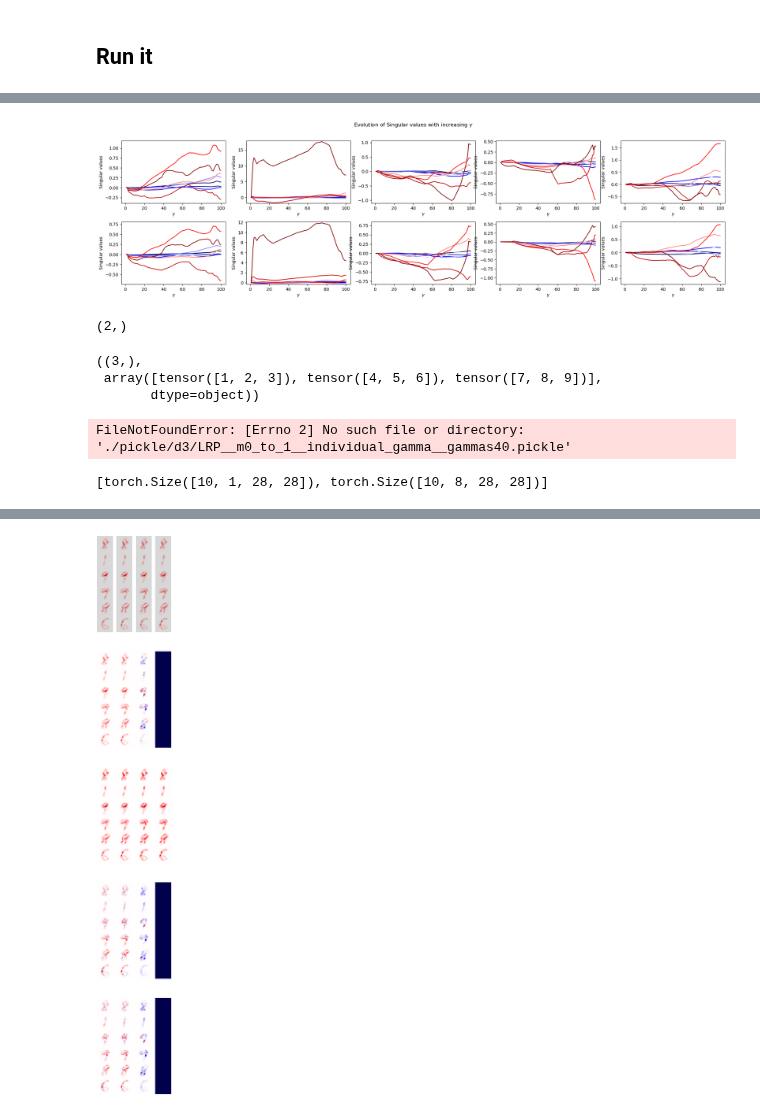
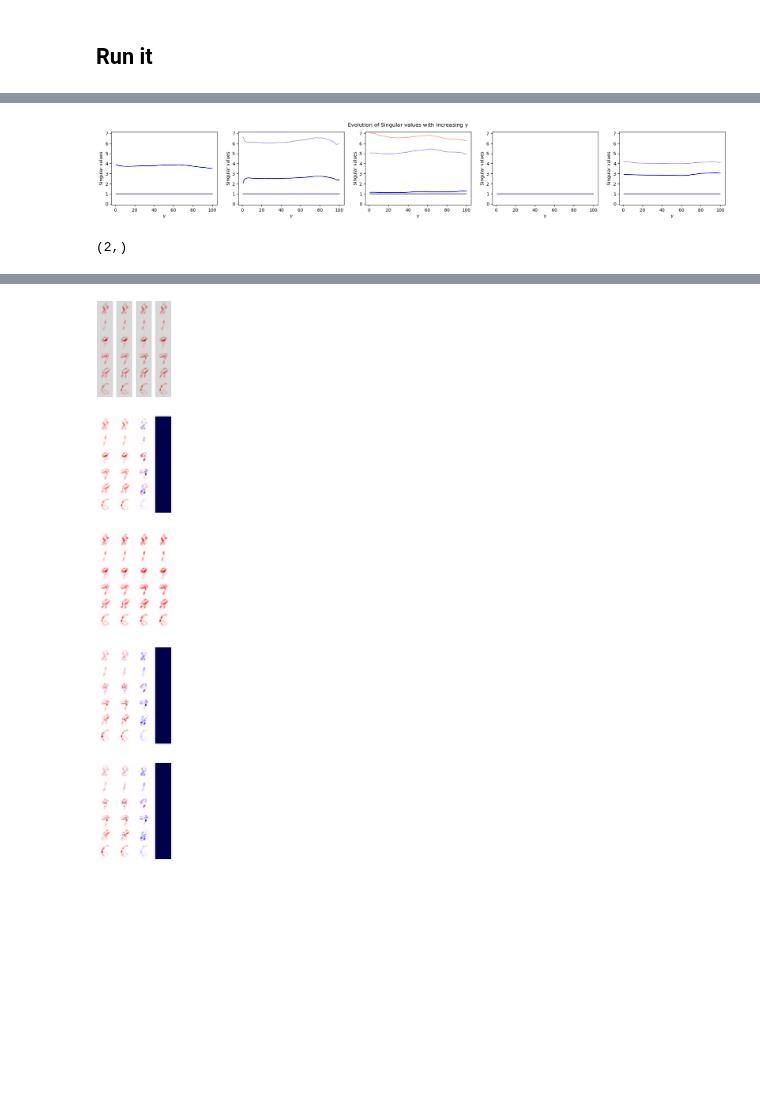
Before and after one commit to johannesmaess/investigation, a Jupyter notebook: integrated_gradients.ipynb, the cells around one changed output, grey strips where cells are left out. Saved outputs shown, nothing was run; the diff lists cells and outputs as text; code cells hidden in the pictures; blank space fills up the shorter version.

```diff
--- a/integrated_gradients.ipynb
+++ b/integrated_gradients.ipynb
@@ -144,7 +150,7 @@ tensor([ 0.0000e+00, -1.1061e-06,  2.6093e-06, -8.5099e-06,  2.4429e-05,
 # %%
 model_dict = load_mnist_v4_models()
 model_d3 = model_dict['cb1-8-8-8_cb2-16-16-16_seed-0']
-data, target = first_mnist_batch(batch_size=10)
+data, target = first_mnist_batch(batch_size=100)
 # %%
 def split_model(model, before_layer):
     layers = list(model.seq)
@@ -335,10 +345,10 @@ tensor(9.)
 # %%
 iig = IntermediateIntegratedGradients([model_1, model_2])
 n_steps=100
-n_points = 5
+n_points = 100
 n_classes = 10
 
-grads_list = [[iig.attribute(inp, baseline_0=None, target=t, n_steps=n_steps)
+grads_list = [[iig.attribute(inp, baseline_0=None, target=t, n_steps=n_steps, like_lrp=True)
                 for t in range(n_classes)]
                 for inp in data[:n_points]]                          # (points, classes, layers, baselines, *(layer_size))
 # transpose
@@ -348,6 +358,8 @@ for i in range(len(grads_list[0][0])):
     for_layer = np.array(for_layer).reshape((n_points, n_classes, n_steps, -1)).transpose((0,2,1,3))
     grads.append(for_layer)
 
+grads_iig = grads.copy()
+
 print(len(grads), grads[0].shape)
 print(type(grads), type(grads[0]), type(grads[0][0]), type(grads[0][0][0]), type(grads[0][0][0][0]))
 # %% [output]
@@ -364,0 +368,27 @@ svals.shape
+# %%
+def calc_iig(
+    iig,
+    n_steps = 1,
+    baseline_at_steps = None,
+    n_points = 100,
+    n_classes = 10,
+    like_lrp=True, multiply_by_inputs=True):
+
+    grads_list = [[iig.attribute(inp, baseline_0=None, target=t, n_steps=n_steps, like_lrp=like_lrp, multiply_by_inputs=multiply_by_inputs)
+                    for t in range(n_classes)]
+                    for inp in data[:n_points]]                          # (points, classes, layers, baselines, *(layer_size))
+    # transpose
+    grads = []                                                           # (layers, points, classes, baselines, *(layer_size))
+    for i in range(len(grads_list[0][0])):
+        for_layer = [[g2[i] for g2 in g1] for g1 in grads_list]
+        for_layer = np.array(for_layer).reshape((n_points, n_classes, n_steps, -1)).transpose((0,2,1,3))
+        grads.append(for_layer)
+
+    return grads
+
+iig = IntermediateIntegratedGradients([model_1, model_2])
+grads = calc_iig(iig, multiply_by_inputs=False)
+i_grads = calc_iig(iig, multiply_by_inputs=True, n_steps=100, baseline_at_steps=[100])
+
+print(len(grads), grads[0].shape)
+print(type(grads), type(grads[0]), type(grads[0][0]), type(grads[0][0][0]), type(grads[0][0][0][0]))
@@ -364,0 +449,3 @@ svals.shape
+# %%
+# from output layer to layer 0
+svals, lvecs, rvecs = calc_vals_batch(grads[:1], num_vals='auto', tqdm_for='point', return_vecs=True)
@@ -365,40 +507,13 @@ svals.shape
 # %%
 from util.util_gamma_rule import plot_vals_lineplot
 
+vals = svals
 vals = svals[:, :, :, :1] / svals[:, :, :, :]
-vals -= vals[:, :, :1]
 
-plot_vals_lineplot(vals, 1+np.arange(svals.shape[2]), ylim='p100', yscale='linear', num_vals_total=200, colormap='seismic', one_plot_per='point')
+plot_vals_lineplot(vals, 1+np.arange(vals.shape[2]), ylim=(0,7), yscale='linear', num_vals_total=200, colormap='seismic', one_plot_per='point')
 # %% [output]
-[figure, old version]
+[figure, new version]
 # %%
 np.array(grads_per_layer, dtype=object).shape
 # %% [output]
 (2,)
-# %%
-import numpy as np
-import torch
-
-# Example list of PyTorch tensors
-list_of_tensors = [torch.tensor([1, 2, 3]), torch.tensor([4, 5, 6]), torch.tensor([7, 8, 9])]
-
-# Convert the list of tensors into a NumPy array of tensors
-array_of_tensors = np.array(list_of_tensors)
-
-# The resulting array_of_tensors will be a NumPy array containing the tensors
-array_of_tensors.shape, array_of_tensors
-# %% [output]
-((3,),
- array([tensor([1, 2, 3]), tensor([4, 5, 6]), tensor([7, 8, 9])],
-       dtype=object))
-# %%
-from util.util_pickle import load_data
-
-
-load_data('d3', 'LRP__m0_to_1__individual_gamma__gammas40')
-# %% [output]
-FileNotFoundError: [Errno 2] No such file or directory: './pickle/d3/LRP__m0_to_1__individual_gamma__gammas40.pickle'
-# %%
-[g.shape for g in grads]
-# %% [output]
-[torch.Size([10, 1, 28, 28]), torch.Size([10, 8, 28, 28])]
```
Also changed, not shown: parts of 19 cells of this notebook, 43 other files.
